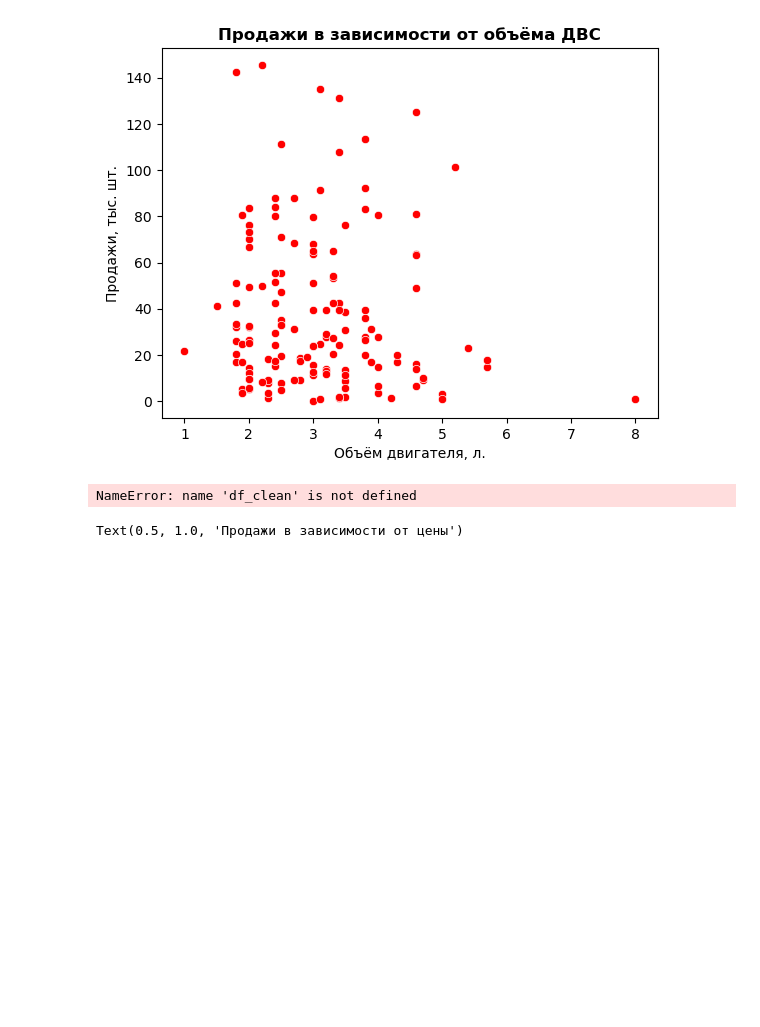
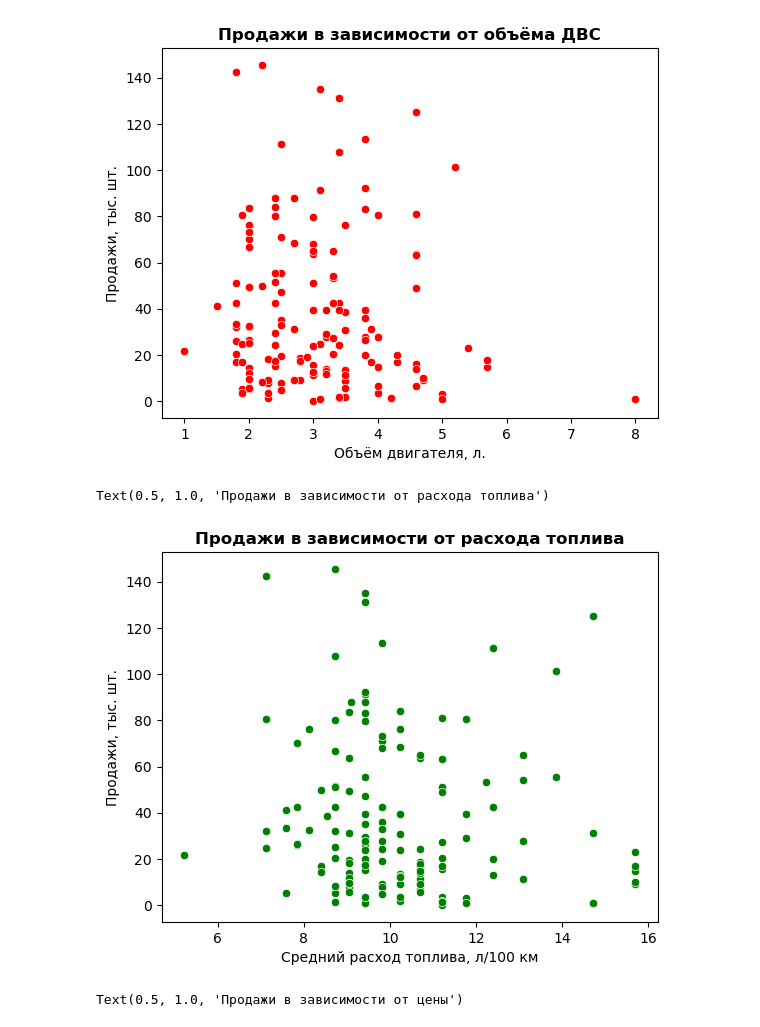
Before and after one commit to Sidcrosby2-0/Car_sales, a Jupyter notebook: carSales.ipynb, the cells around one changed output. Saved outputs shown, nothing was run; the diff lists cells and outputs as text; code cells hidden in the pictures; blank space fills up the shorter version.

Commit message:
fixed error

```diff
--- a/carSales.ipynb
+++ b/carSales.ipynb
@@ -246,12 +246,13 @@ plt.title('Продажи в зависимости от объёма ДВС', s
 Text(0.5, 1.0, 'Продажи в зависимости от объёма ДВС')
 [figure]
 # %%
-sns.scatterplot(x='Fuel_efficiency', y='Sales_in_thousands', data=df_clean, color='green')
+sns.scatterplot(x='Fuel_efficiency', y='Sales_in_thousands', data=df, color='green')
 plt.xlabel('Средний расход топлива, л/100 км')
 plt.ylabel('Продажи, тыс. шт.')
 plt.title('Продажи в зависимости от расхода топлива', size=12, weight=600)
 # %% [output]
-NameError: name 'df_clean' is not defined
+Text(0.5, 1.0, 'Продажи в зависимости от расхода топлива')
+[figure, added]
 # %%
 sns.scatterplot(x='Price_in_thousands', y='Sales_in_thousands', data=df, color='blue')
 plt.xlabel('Цена, тыс. $')
```
